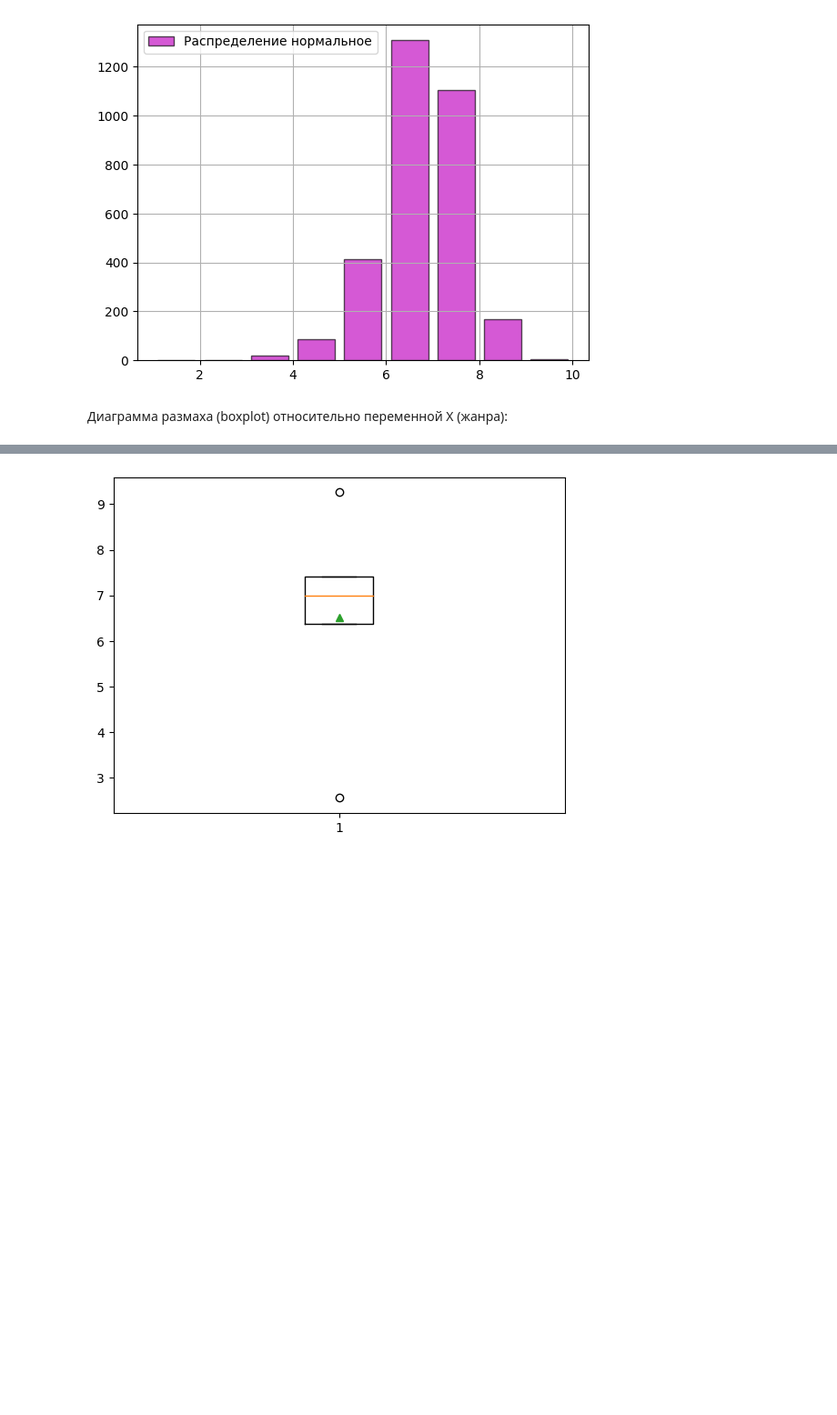
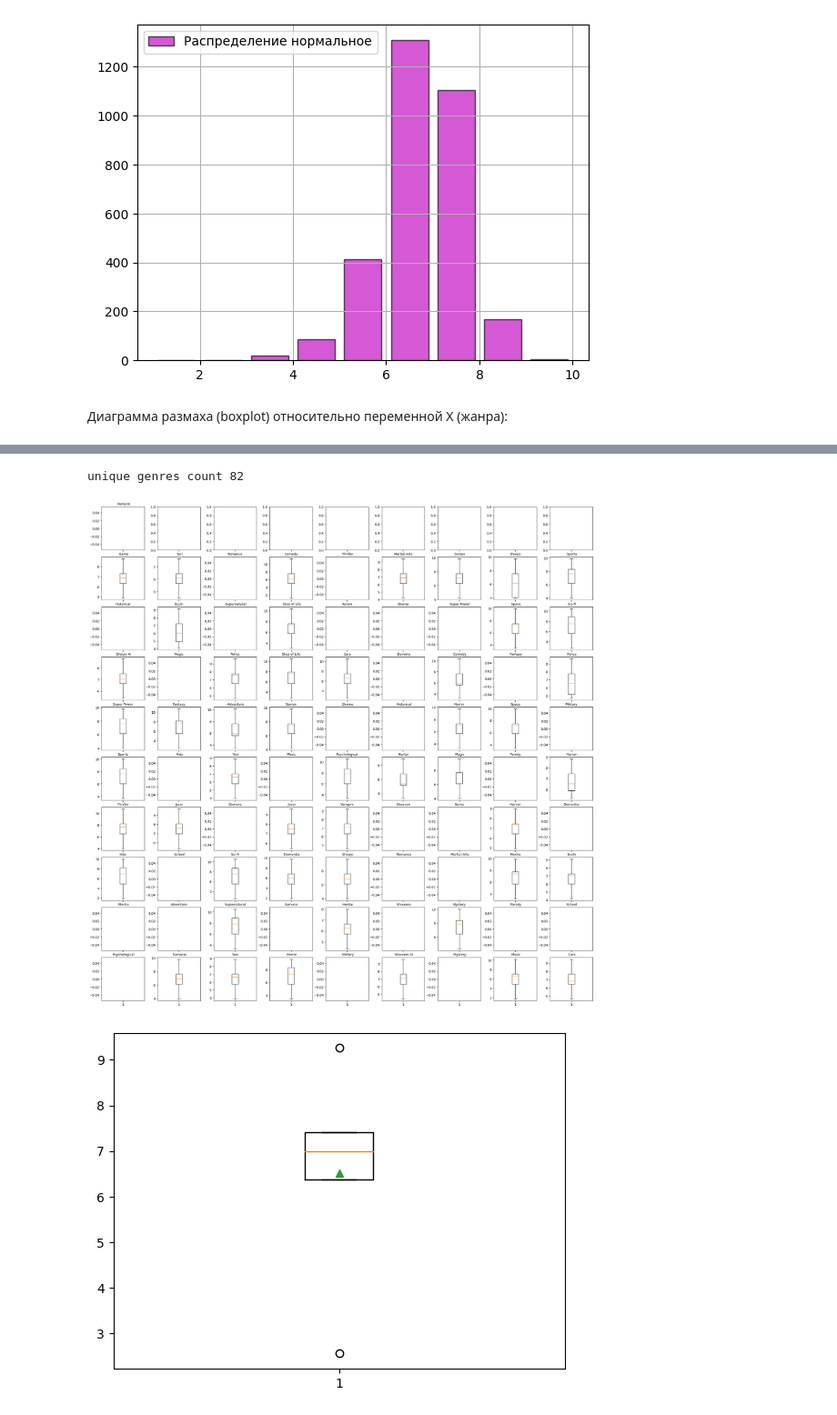
Before and after one commit to GrinchFour/ml.vvsu.2023, a Jupyter notebook: lab02/БПИ20-02_Юрчук_2.ipynb, the cells around one changed output, grey strips where cells are left out. Shown at 91% size. Saved outputs shown, nothing was run; the diff lists cells and outputs as text; code cells hidden in the pictures; blank space fills up the shorter version.

```diff
--- a/lab02/БПИ20-02_Юрчук_2.ipynb
+++ b/lab02/БПИ20-02_Юрчук_2.ipynb
@@ -152,3 +178,54 @@ plt.show()
+# %%
+arrayGenreTypes = sAn.genre.unique()
+uniqueGenreTypes = set()
+
+for i in arrayGenreTypes:
+    if type(i) is float: continue
+    else:
+        for genre in i.split(','):
+            uniqueGenreTypes.add(genre)
+
+print('unique genres count', len(uniqueGenreTypes))
+for genre in uniqueGenreTypes:
+    sAn[genre] = [int(item) if not pd.isna(item) else 0 for item in sAn.genre.str.contains(genre, na=0)]
+
+fig, axs = plt.subplots(nrows=10, ncols=9, figsize=(22, 22), sharex='col')
+fig. tight_layout ()
+numPltR = 0
+numPltC = 0
+
+for genre in uniqueGenreTypes:
+    num = 0
+    uniqueGenreRating = set()
+    for item in sAn.genre.str.contains(genre, na=0):
+        if type(item) is float: continue
+        if item:
+            #if sAn[sAn.rating[num]].isnull: continue
+            #print("TYPE - ",type(sAn.rating[num]), " - ",sAn.rating[num])
+            uniqueGenreRating.add(sAn.rating[num])
+        num+=1
+
+    xMedian = median(uniqueGenreRating)
+    Q1 = pd.DataFrame(uniqueGenreRating).quantile(0.25).min() # min чтобы быстро вытащить единственное число, по сути фича
+    Q3 = pd.DataFrame(uniqueGenreRating).quantile(0.75).min()
+    IQR = Q3 - Q1
+    xMin = Q1-1.5*IQR
+    xMax = Q3+1.5*IQR
+    dt = [xMin, Q1, xMedian, Q3, xMax]
+    #print(genre," data is ",dt,"\n")
+    #sns.boxplot(data=pd.DataFrame(dt), x="rating", y="genre", hue="deck", dodge=False)
+    #plt.boxplot(dt, showmeans=True)
+    axs[numPltR,numPltC].boxplot(dt)
+    axs[numPltR,numPltC].set_title(genre, fontsize=10)
+    if numPltR == 9:
+        numPltR = 0
+        numPltC += 1
+
+    numPltR += 1
+    #print("\n",genre,"\n",uniqueGenreRating,"\n")
+# %% [output]
+unique genres count 82
+[figure, added]
 # %%
 x = sAn.genre
 y = sAn.rating
```
Also changed, not shown: parts of 2 cells of this notebook.
